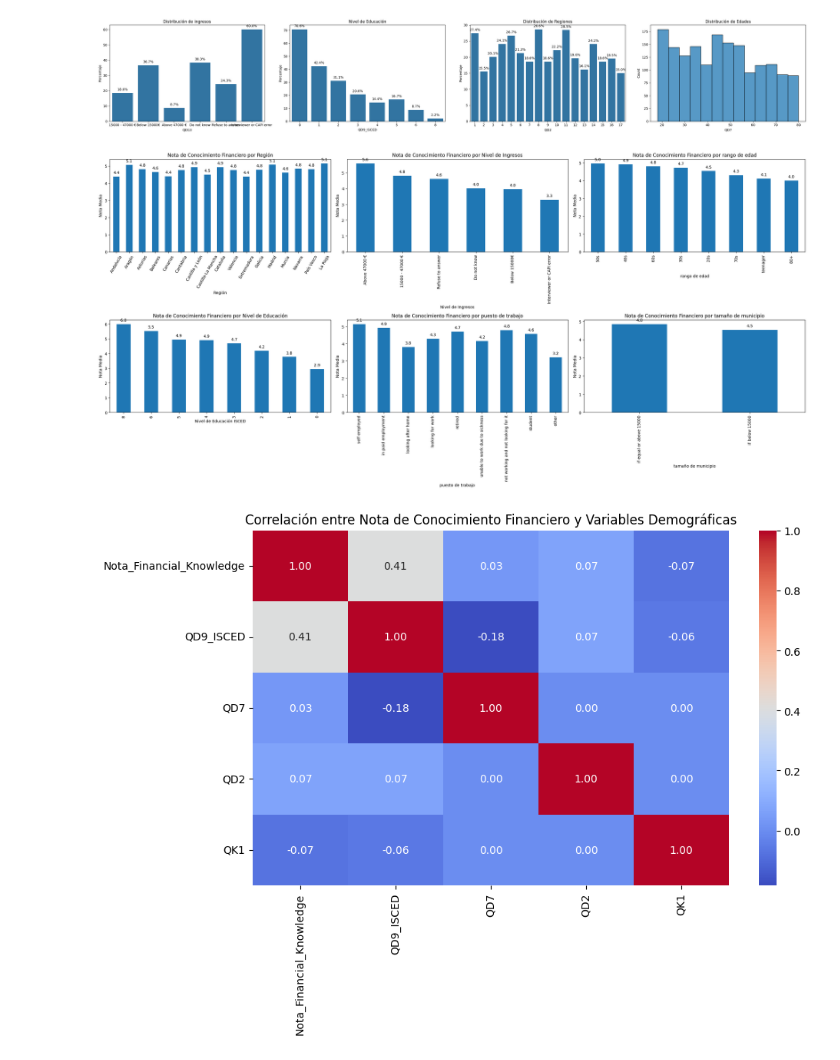
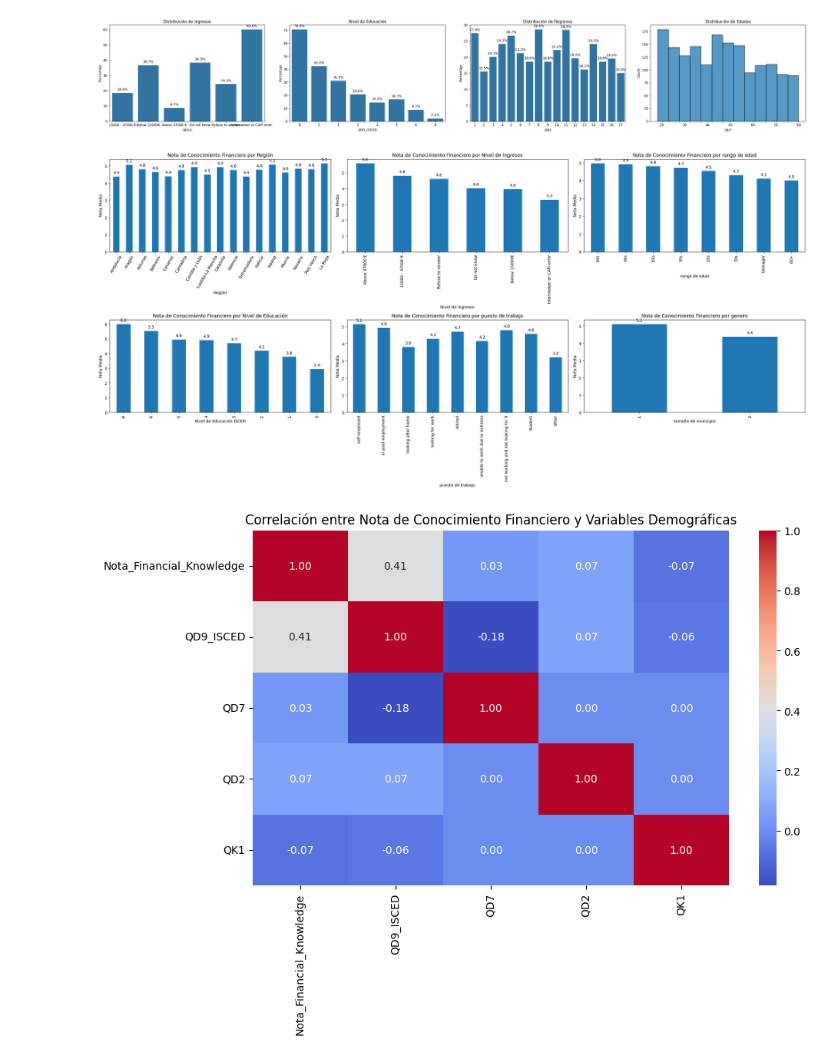
Before and after one commit to blackalle/TFM, a Jupyter notebook: tfm.ipynb, the cells around one changed output. Cells and saved outputs as stored; diff of their text form; code cells hidden in the pictures.

```diff
--- a/tfm.ipynb
+++ b/tfm.ipynb
@@ -1293,7 +1293,7 @@ nota_por_puesto_trabajo = data_2021.groupby('QD10')['Nota_Financial_Knowledge'].
 
 nota_por_rango_edad = data_2021.groupby('QD7_a')['Nota_Financial_Knowledge'].mean().sort_values(ascending=False)
 
-nota_por_municipio = data_2021.groupby('QD3')['Nota_Financial_Knowledge'].mean().sort_values(ascending=False)
+nota_por_municipio = data_2021.groupby('QD1')['Nota_Financial_Knowledge'].mean().sort_values(ascending=False)
 
 fig, axes = plt.subplots(2, 3, figsize=(25, 12))  # Cambia la disposición y el tamaño de la figura
 
@@ -1319,35 +1319,35 @@ axes[0,2].set_ylabel('Nota Media')
 # Gráfico 4: Nota de Conocimiento Financiero por Nivel de Educación
 nota_por_educacion.plot(kind='bar', ax=axes[1,0])
 axes[1,0].set_title('Nota de Conocimiento Financiero por Nivel de Educación')
 axes[1,0].set_xlabel('Nivel de Educación ISCED')
 axes[1,0].set_ylabel('Nota Media')
 
 # Gráfico 5: Nota de Conocimiento Financiero por Tamaño de Municipio
 nota_por_puesto_trabajo.plot(kind='bar', ax=axes[1,1])
 axes[1,1].set_title('Nota de Conocimiento Financiero por puesto de trabajo')
 axes[1,1].set_xlabel('puesto de trabajo')
 axes[1,1].set_ylabel('Nota Media')
 axes[1,1].set_xticklabels(['self employed', 'in paid employment', 'looking after home', 'looking for work', 'retired', 'unable to work due to sickness', 'not working and not looking for it', 'student', 'other'])
 
 # Grafico 6: Nota de Conocimiento Financiero por tamaño de municipio
 nota_por_municipio.plot(kind='bar', ax=axes[1,2])
-axes[1,2].set_title('Nota de Conocimiento Financiero por tamaño de municipio')
+axes[1,2].set_title('Nota de Conocimiento Financiero por genero')
 axes[1,2].set_xlabel('tamaño de municipio')
 axes[1,2].set_ylabel('Nota Media')
 
 # Añadir anotaciones a todos los ejes
 for i in range(2):
     for j in range(3):
         ax = axes[i,j]
         for p in ax.patches:
             ax.annotate(f'{p.get_height():.1f}', (p.get_x() + p.get_width() / 2., p.get_height()),
                         ha='center', va='center', xytext=(0, 10), textcoords='offset points')
 
   # Ajustar automáticamente los parámetros de la subtrama para dar espacio al contenido
 plt.tight_layout()
 plt.show()
 # %% [output]
-[figure, old version]
+[figure, new version]
 # %%
 #ver correlacion entre nota_financial_knowledge y las variables demograficas
 correlacion = data_2021[['Nota_Financial_Knowledge', 'QD9_ISCED', 'QD7', 'QD2', 'QK1']].corr()
```
Also changed, not shown: parts of 5 cells of this notebook.
